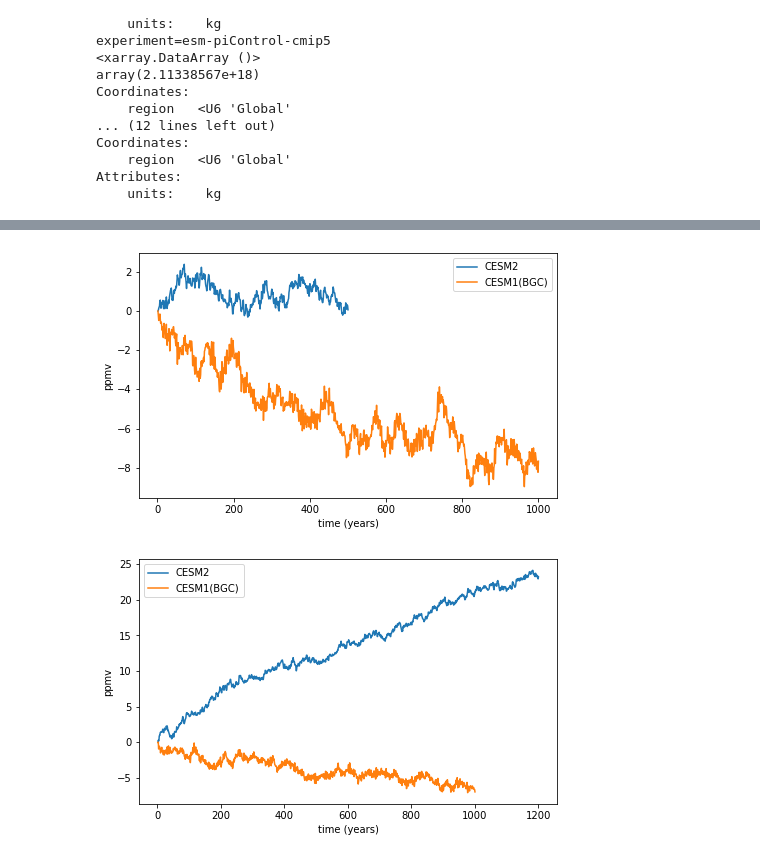
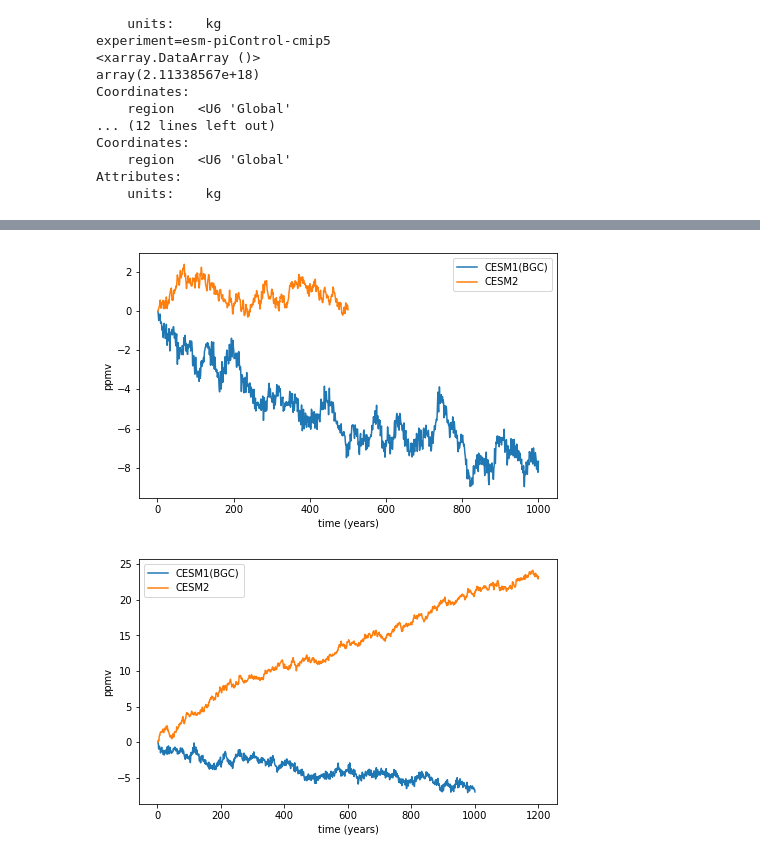
Before and after one commit to klindsay28/CESM2_coup_carb_cycle_JAMES, a Jupyter notebook: CO2_esm-piControl.ipynb, the cells around one changed output, grey strips where cells are left out. Cells and saved outputs as stored; diff of their text form; code cells hidden in the pictures.

```diff
--- a/CO2_esm-piControl.ipynb
+++ b/CO2_esm-piControl.ipynb
@@ -104,9 +104,9 @@ plot_1var('TMCO2_ppmv', [ds_dict['piControl'], ds_dict['piControl-cmip5']],
 # %%
-plot_1var('TMCO2_LND_ppmv', [ds_dict['esm-piControl'], ds_dict['esm-piControl-cmip5']],
-          ['CESM2', 'CESM1(BGC)'], figsize=(7.5,4.5))
-plot_1var('TMCO2_LND_ppmv', [ds_dict['piControl'], ds_dict['piControl-cmip5']],
-          ['CESM2', 'CESM1(BGC)'], figsize=(7.5,4.5))
+plot_1var('TMCO2_LND_ppmv', [ds_dict['esm-piControl-cmip5'], ds_dict['esm-piControl']],
+          ['CESM1(BGC)', 'CESM2'], figsize=(7.5,4.5))
+plot_1var('TMCO2_LND_ppmv', [ds_dict['piControl-cmip5'], ds_dict['piControl']],
+          ['CESM1(BGC)', 'CESM2'], figsize=(7.5,4.5));
 # %% [output]
-[figure, old version]
+[figure, new version]
-[figure, old version]
+[figure, new version]
 # %%
```
Also changed, not shown: parts of 5 cells of this notebook, 6 other files.
